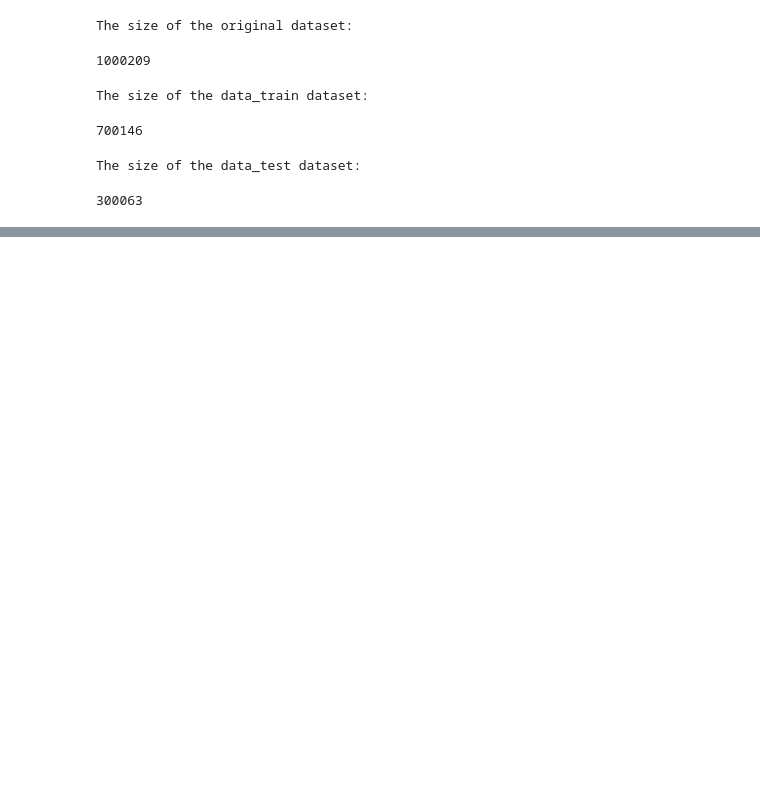
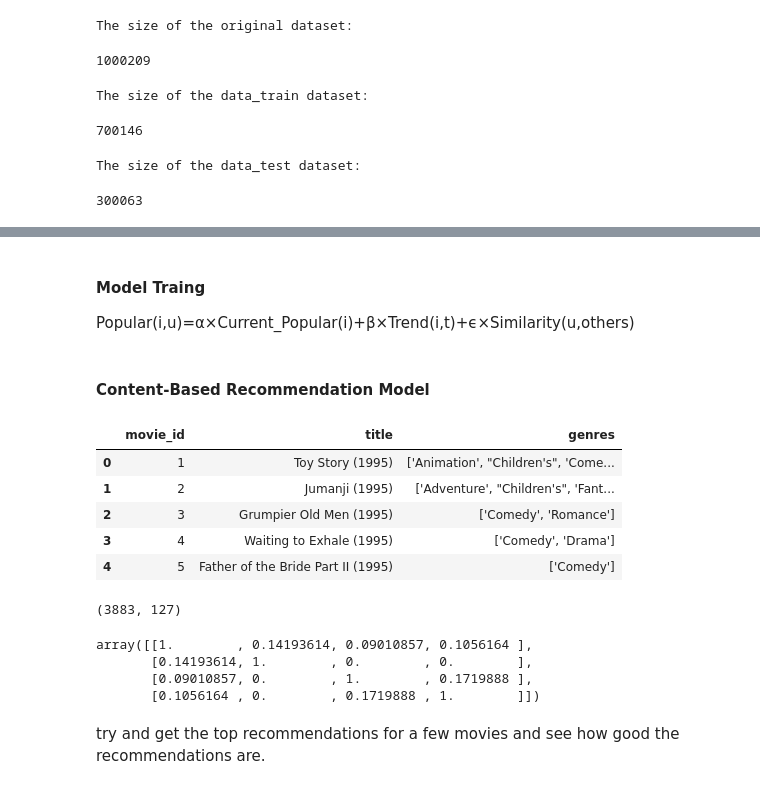
Before and after one commit to cifiyoo/hwt-project, a Jupyter notebook: hwt-project.ipynb, the cells around one changed output, grey strips where cells are left out. Drawn from its saved outputs; the diff is of its cells as text; code cells hidden in the pictures; blank space fills up the shorter version.

Commit message:
Add files via upload
Content-Based Recommendation Model

```diff
--- a/hwt-project.ipynb
+++ b/hwt-project.ipynb
@@ -525,0 +546,36 @@ The size of the data_test dataset:
+# %% [markdown]
+#### Model Traing
+Popular(i,u)=α×Current\_Popular(i)+β×Trend(i,t)+ϵ×Similarity(u,others)
+# %% [markdown]
+#### Content-Based Recommendation Model
+# %%
+# Break up the big genre string into a string array
+movies_df['genres'] = movies_df['genres'].str.split('|')
+# Convert genres to string value
+movies_df['genres'] = movies_df['genres'].fillna("").astype('str')
+movies_df.head()
+# %% [output]
+|  | movie_id | title | genres |
+| 0 | 1 | Toy Story (1995) | ['Animation', "Children's", 'Come... |
+| 1 | 2 | Jumanji (1995) | ['Adventure', "Children's", 'Fant... |
+| 2 | 3 | Grumpier Old Men (1995) | ['Comedy', 'Romance'] |
+| 3 | 4 | Waiting to Exhale (1995) | ['Comedy', 'Drama'] |
+| 4 | 5 | Father of the Bride Part II (1995) | ['Comedy'] |
+# %%
+from sklearn.feature_extraction.text import TfidfVectorizer
+tf = TfidfVectorizer(analyzer='word',ngram_range=(1, 2),min_df=1, stop_words='english')
+tfidf_matrix = tf.fit_transform(movies_df['genres'])
+tfidf_matrix.shape
+# %% [output]
+(3883, 127)
+# %%
+from sklearn.metrics.pairwise import linear_kernel
+cosine_sim = linear_kernel(tfidf_matrix, tfidf_matrix)
+cosine_sim[:4, :4]
+# %% [output]
+array([[1.        , 0.14193614, 0.09010857, 0.1056164 ],
+       [0.14193614, 1.        , 0.        , 0.        ],
+       [0.09010857, 0.        , 1.        , 0.1719888 ],
+       [0.1056164 , 0.        , 0.1719888 , 1.        ]])
+# %% [markdown]
+try and get the top recommendations for a few movies and see how good the recommendations are.
```
Also changed, not shown: parts of 7 cells of this notebook.
